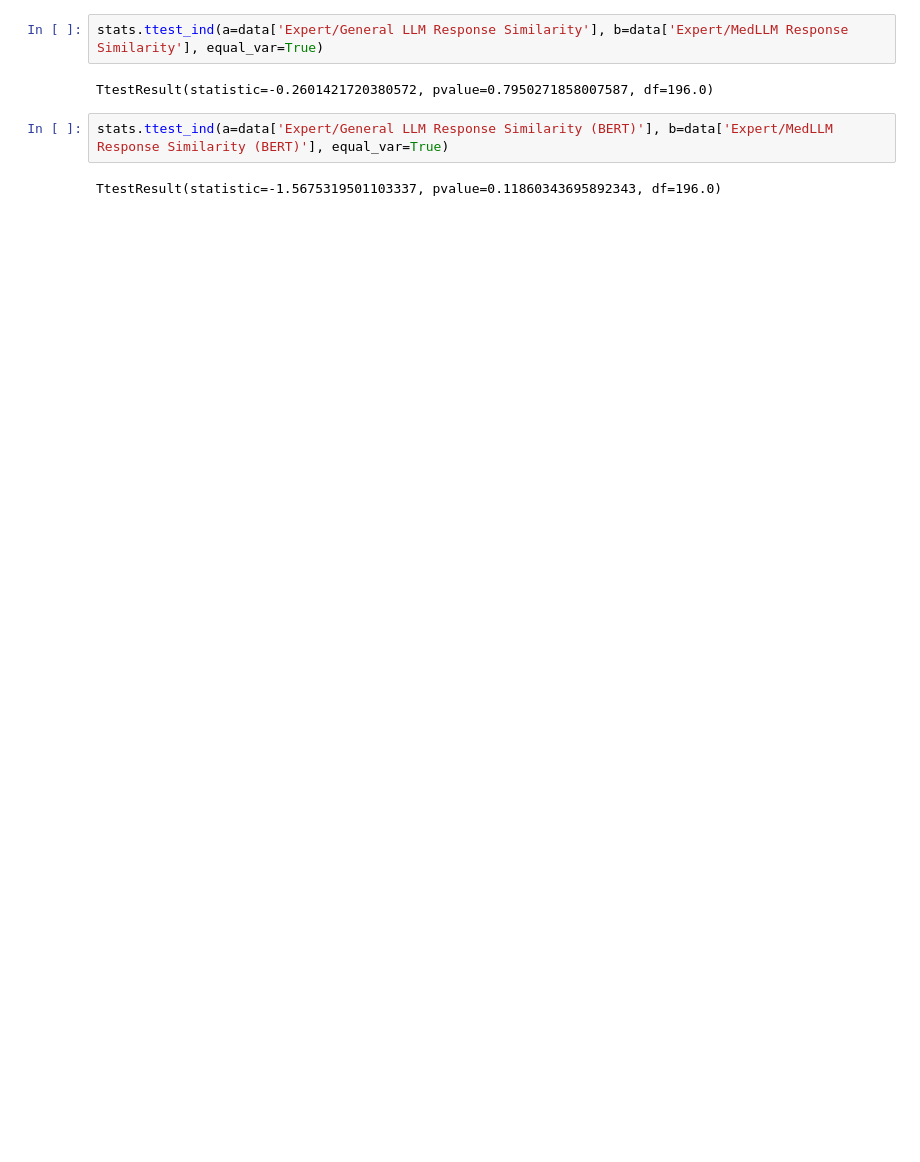
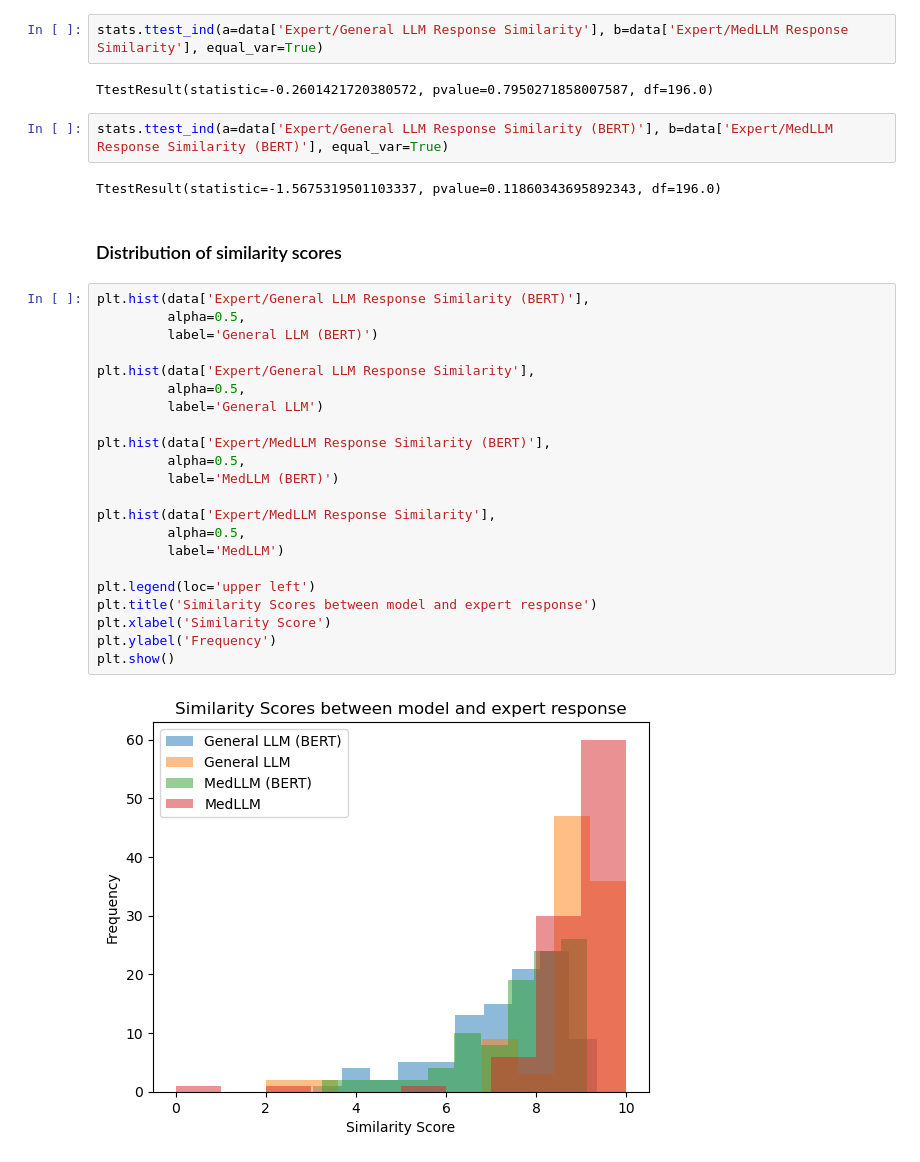
Before and after one commit to Estherg1/MedicalLLM, a Jupyter notebook: analysis_code/MedicalVSGeneralLLM.ipynb, the cells around one changed output. Cells and saved outputs as stored; diff of their text form; blank space fills up the shorter version.

Commit message:
similarity scores distribution

```diff
--- a/analysis_code/MedicalVSGeneralLLM.ipynb
+++ b/analysis_code/MedicalVSGeneralLLM.ipynb
@@ -24,3 +25,29 @@ TtestResult(statistic=-0.2601421720380572, pvalue=0.7950271858007587, df=196.0)
 stats.ttest_ind(a=data['Expert/General LLM Response Similarity (BERT)'], b=data['Expert/MedLLM Response Similarity (BERT)'], equal_var=True)
 # %% [output]
 TtestResult(statistic=-1.5675319501103337, pvalue=0.11860343695892343, df=196.0)
+# %% [markdown]
+### Distribution of similarity scores
+# %%
+plt.hist(data['Expert/General LLM Response Similarity (BERT)'],
+         alpha=0.5,
+         label='General LLM (BERT)')
+
+plt.hist(data['Expert/General LLM Response Similarity'],
+         alpha=0.5,
+         label='General LLM')
+
+plt.hist(data['Expert/MedLLM Response Similarity (BERT)'],
+         alpha=0.5,
+         label='MedLLM (BERT)')
+
+plt.hist(data['Expert/MedLLM Response Similarity'],
+         alpha=0.5,
+         label='MedLLM')
+
+plt.legend(loc='upper left')
+plt.title('Similarity Scores between model and expert response')
+plt.xlabel('Similarity Score')
+plt.ylabel('Frequency')
+plt.show()
+# %% [output]
+[figure, added]
```
Also changed, not shown: parts of 1 cell of this notebook.
